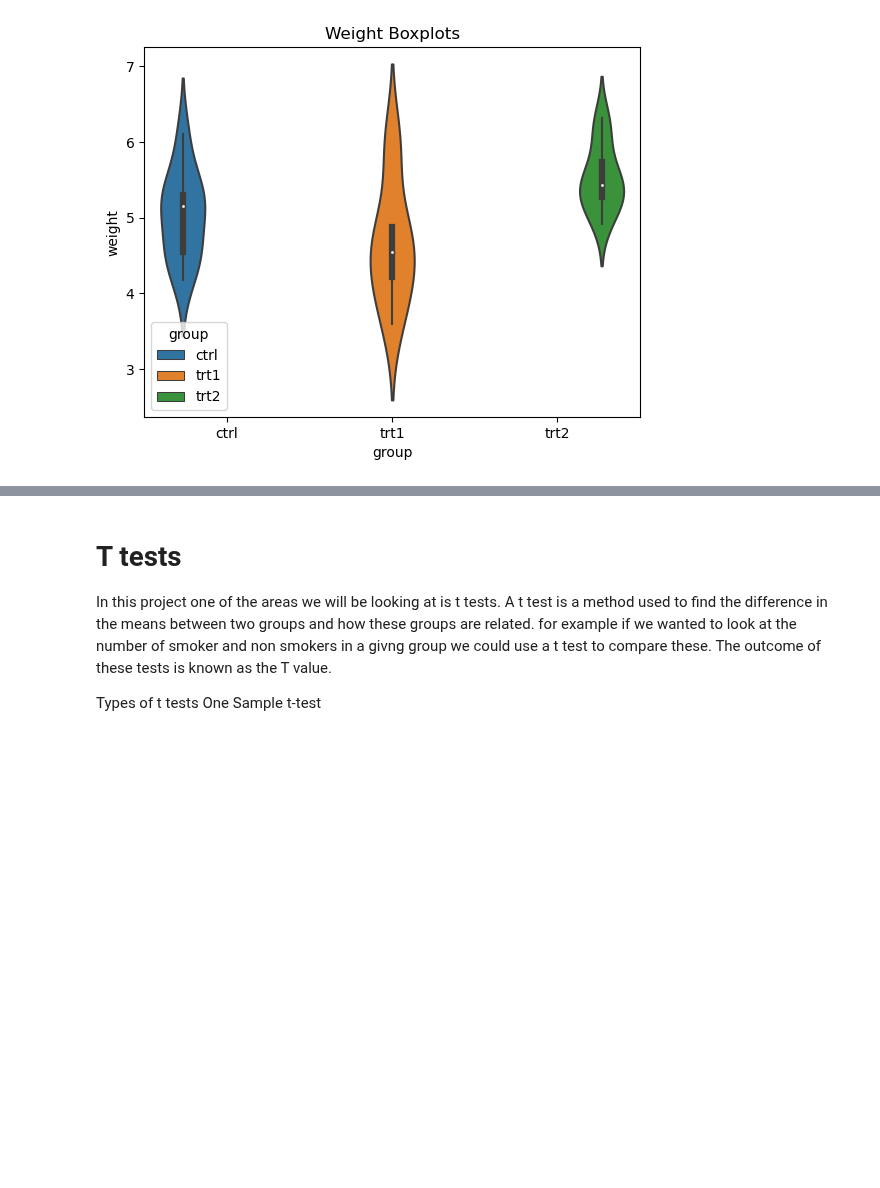
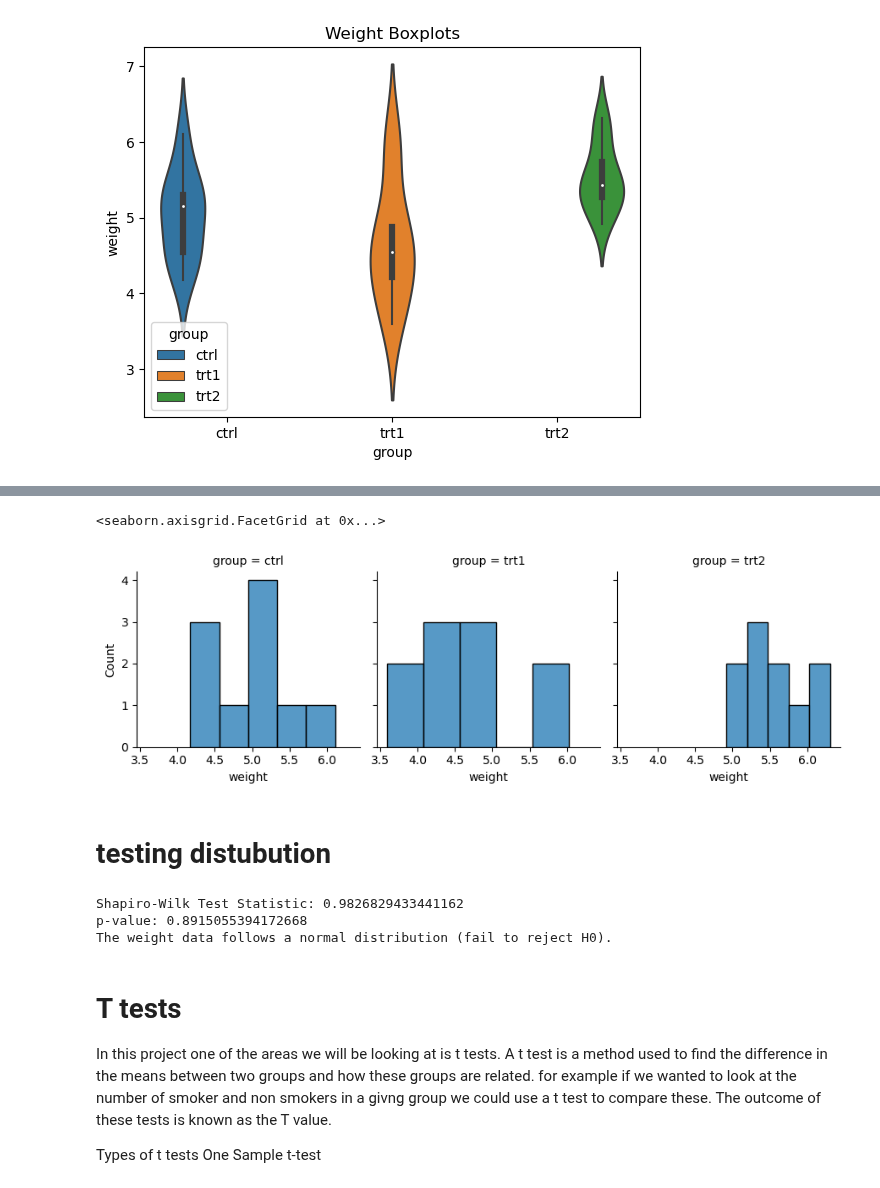
Before and after one commit to keithmmc/appliedstats, a Jupyter notebook: project.ipynb, the cells around one changed output, grey strips where cells are left out. Saved outputs shown, nothing was run; the diff lists cells and outputs as text; code cells hidden in the pictures; blank space fills up the shorter version.

```diff
--- a/project.ipynb
+++ b/project.ipynb
@@ -87,3 +98,27 @@ plt.show()
+# %%
+g = sns.FacetGrid(df1, col="group")
+g.map(sns.histplot, "weight")
+# %% [output]
+<seaborn.axisgrid.FacetGrid at 0x...>
+[figure, added]
+# %% [markdown]
+# testing distubution
+# %%
+stat, p_value = shapiro(df1['weight'])
+
+# Output the test statistic and p-value
+print("Shapiro-Wilk Test Statistic:", stat)
+print("p-value:", p_value)
+
+# Interpretation
+if p_value > 0.05:
+    print("The weight data follows a normal distribution (fail to reject H0).")
+else:
+    print("The weight data does not follow a normal distribution (reject H0).")
+# %% [output]
+Shapiro-Wilk Test Statistic: 0.9826829433441162
+p-value: 0.8915055394172668
+The weight data follows a normal distribution (fail to reject H0).
 # %% [markdown]
 # T tests
 
```
Also changed, not shown: parts of 4 cells of this notebook.
